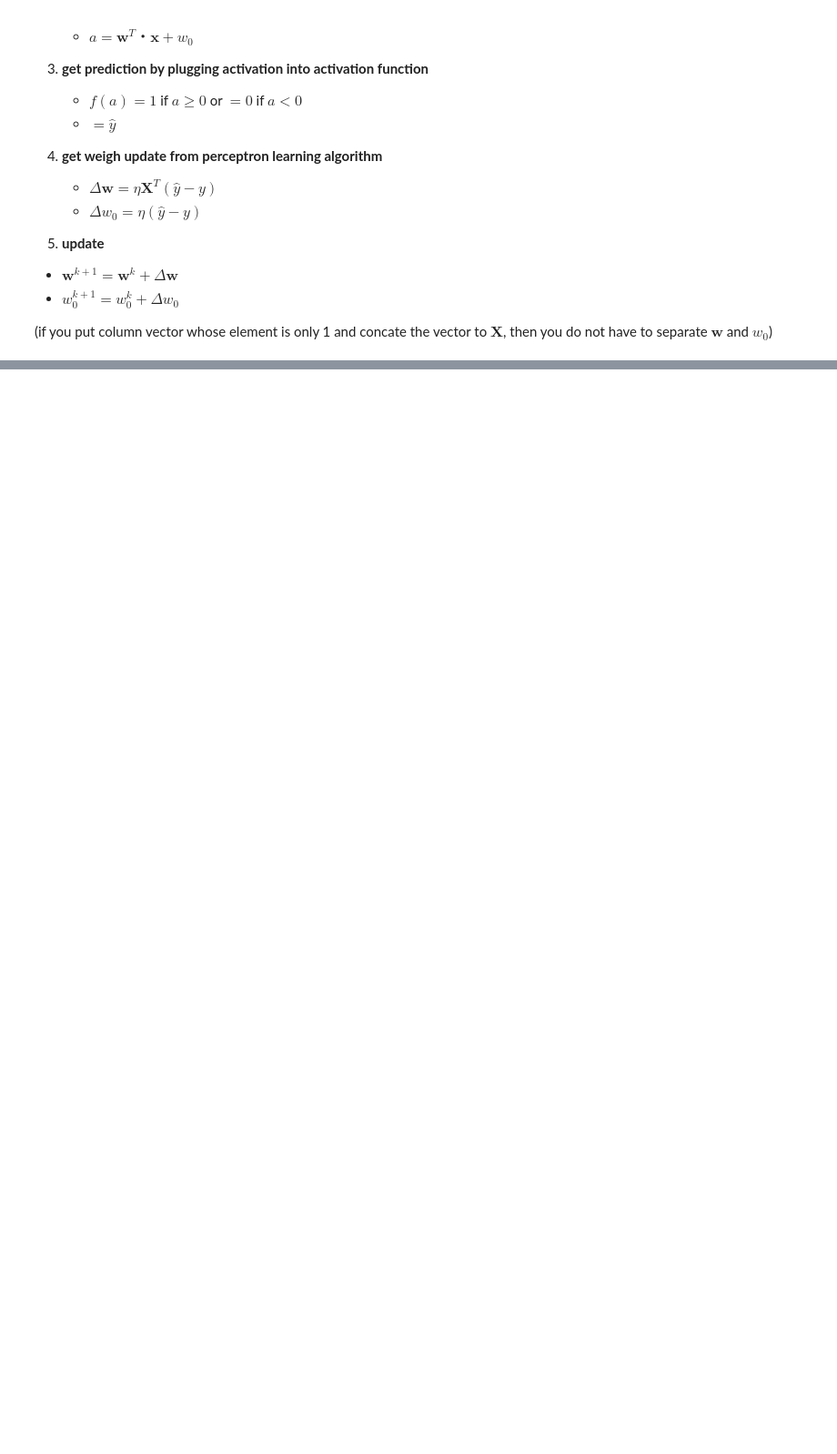
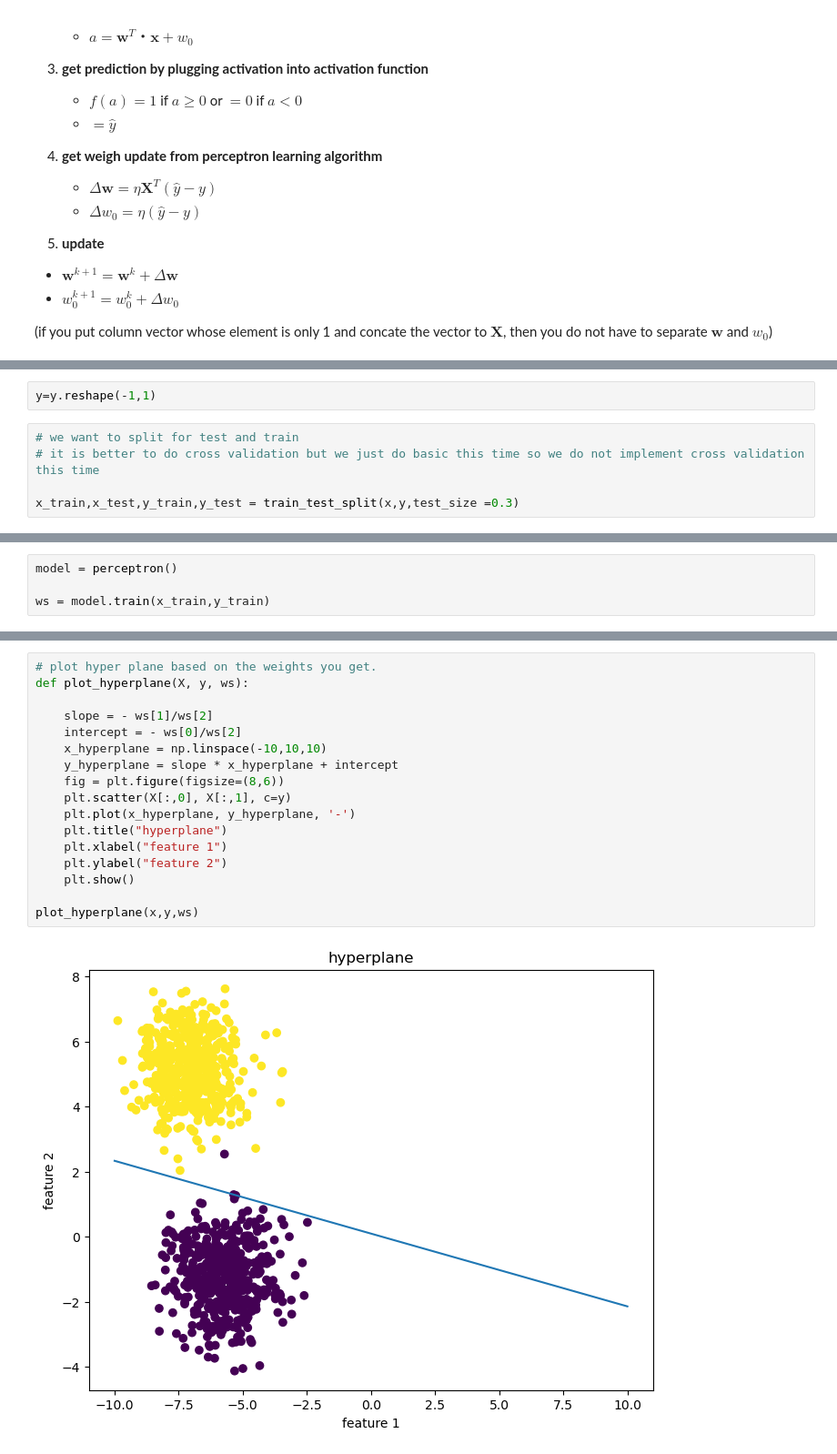
Before and after one commit to mmm145/machinelearning, a Jupyter notebook: supervised/nn/perceptron.ipynb, the cells around one changed output, grey strips where cells are left out. Shown: that part at 91% size. Saved outputs shown, nothing was run; the diff lists cells and outputs as text; blank space fills up the shorter version.

Commit message:
perceptron done

```diff
--- a/supervised/nn/perceptron.ipynb
+++ b/supervised/nn/perceptron.ipynb
@@ -69,0 +131,7 @@ optimization is done by the most basic method, gradient descent.
+# %%
+y=y.reshape(-1,1)
+# %%
+# we want to split for test and train
+# it is better to do cross validation but we just do basic this time so we do not implement cross validation this time
+
+x_train,x_test,y_train,y_test = train_test_split(x,y,test_size =0.3)
@@ -69,0 +181,4 @@ optimization is done by the most basic method, gradient descent.
+# %%
+model = perceptron()
+
+ws = model.train(x_train,y_train)
@@ -69,0 +208,19 @@ optimization is done by the most basic method, gradient descent.
+# %%
+# plot hyper plane based on the weights you get.
+def plot_hyperplane(X, y, ws):
+
+    slope = - ws[1]/ws[2]
+    intercept = - ws[0]/ws[2]
+    x_hyperplane = np.linspace(-10,10,10)
+    y_hyperplane = slope * x_hyperplane + intercept
+    fig = plt.figure(figsize=(8,6))
+    plt.scatter(X[:,0], X[:,1], c=y)
+    plt.plot(x_hyperplane, y_hyperplane, '-')
+    plt.title("hyperplane")
+    plt.xlabel("feature 1")
+    plt.ylabel("feature 2")
+    plt.show()
+
+plot_hyperplane(x,y,ws)
+# %% [output]
+[figure, added]
```
Also changed, not shown: parts of 23 cells of this notebook, 7 other files.
